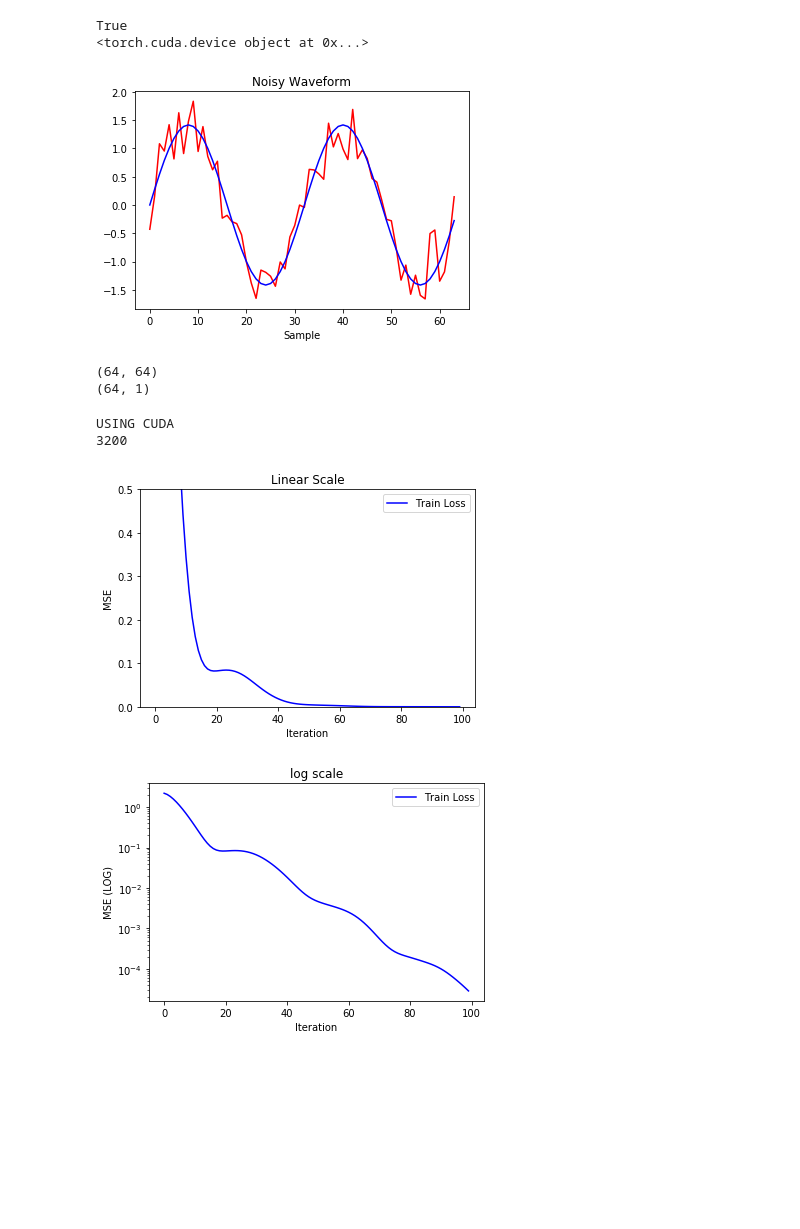
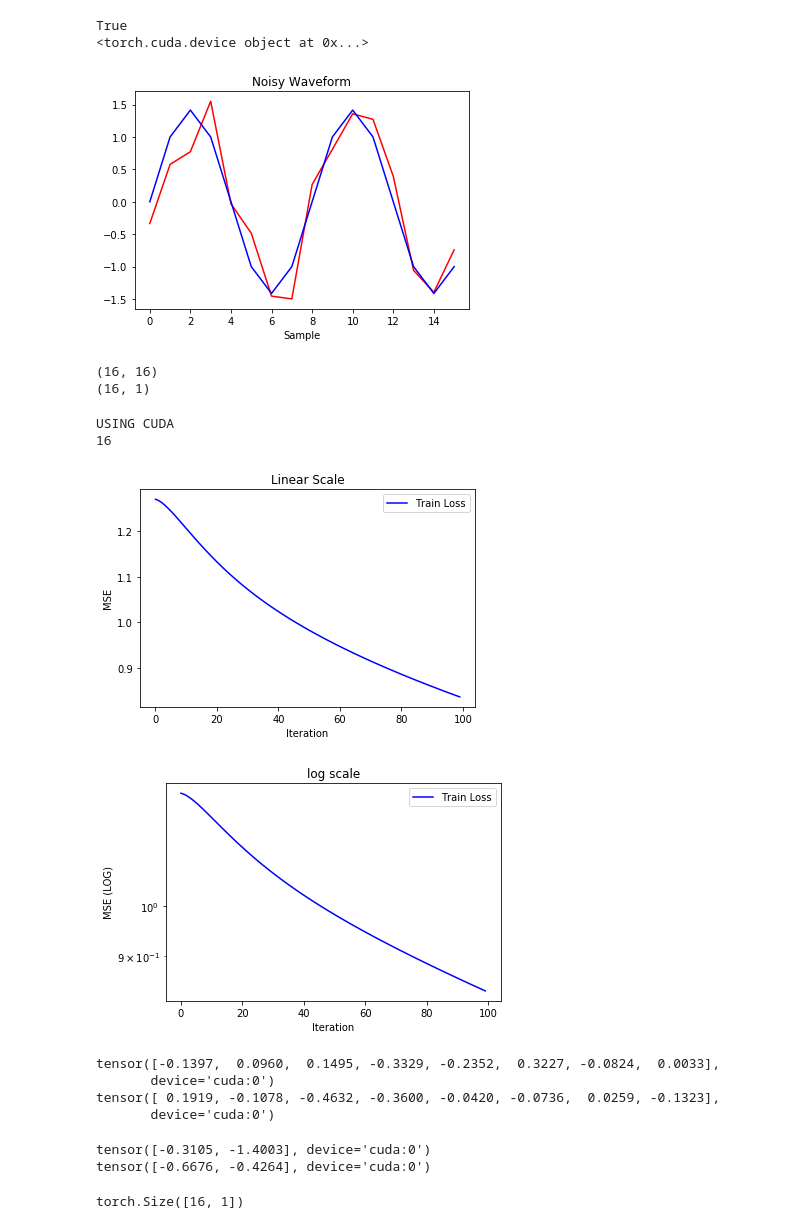
Before and after one commit to Sriram-Ravula/Sine_DIP, a Jupyter notebook: bepis.ipynb, the cells around one changed output. Saved outputs shown, nothing was run; the diff lists cells and outputs as text; code cells hidden in the pictures; blank space fills up the shorter version.

Commit message:
checking weight matrices

```diff
--- a/bepis.ipynb
+++ b/bepis.ipynb
@@ -30,10 +30,10 @@ NUM_ITER = 100 # number iterations
 WD = 1e-4 # weight decay for l2-regularization
 
 INPUT_LEN = 2 # input len
-INPUT_CHANS = 100 #number of channels in our input
+INPUT_CHANS = 2 #number of channels in our input
 
 OUTPUT_CHANS = 1 #num channels in the net output
-OUTPUT_LEN = 64
+OUTPUT_LEN = 16
 
 X_OUTPUT = np.arange(OUTPUT_LEN) #set up an axis for plotting wave outputs
 
@@ -68,7 +68,7 @@ class DCGAN(nn.Module):
         #for default case (32 input_chans) - #params = output_len
         #reduce input_chans to underparameterize, increase to overparameterize
 
-        self.conv1 = nn.ConvTranspose1d(input_chans, output_chans, 32, 32, 0, bias=False)
+        self.conv1 = nn.ConvTranspose1d(input_chans, output_chans, 8, 8, 0, bias=False)
 
         self.fc = nn.Linear(output_size * output_chans, num_measurements, bias=False)
 
@@ -133,7 +133,7 @@ plt.xlabel("Sample")
 plt.title("Noisy Waveform")
 plt.show()
 # %% [output]
-[figure, old version]
+[figure, new version]
 # %%
 kept_samples = random.sample(range(0, OUTPUT_LEN), NUM_MEASUREMENTS)
 imputed_samples = [z for z in range(0, OUTPUT_LEN) if z not in kept_samples]
@@ -145,8 +145,8 @@ y1 = np.dot(A, y0)
 y2 = np.dot(A, y0_denoised)
 print(y1.shape)
 # %% [output]
-(64, 64)
-(64, 1)
+(16, 16)
+(16, 1)
 # %%
 y = torch.Tensor(y1)
 y = Variable(y.type(dtype))
@@ -182,7 +182,7 @@ params = sum([np.prod(p.size()) for p in allparams])
 print(params)
 # %% [output]
 USING CUDA
-3200
+16
 # %%
 optim = torch.optim.RMSprop(allparams,lr=LR,momentum=MOM, weight_decay=WD)
 
@@ -196,6 +196,7 @@ start = time.time()
 #num_vis = np.arange(math.log10(NUM_ITER))
 #vis = [(10**(e+1) - 1) for e in num_vis]
 vis = range(0, int(NUM_ITER/2), int(NUM_ITER/20))
+wave0 = torch.zeros(OUTPUT_LEN)
 
 for i in range(NUM_ITER):
     optim.zero_grad()
@@ -206,6 +207,8 @@ for i in range(NUM_ITER):
 
 
     wave = out[0].detach().reshape(-1, OUTPUT_CHANS).cpu().numpy()
+    if i == NUM_ITER-1:
+        wave0 = out[0].detach().reshape(-1, OUTPUT_CHANS)
 
     #mse_log_true[i] = np.mean((np.squeeze(y0_denoised)[kept_samples] - np.squeeze(wave)[kept_samples])**2)
     mse_log_noisy[i] = np.mean((np.squeeze(y0)[kept_samples] - np.squeeze(wave)[kept_samples])**2)
@@ -230,18 +233,18 @@ for i in range(NUM_ITER):
 # %%
 plt.figure()
 #plt.plot(np.arange(NUM_ITER), mse_log_true, color='r', label='Test Loss')
 plt.plot(np.arange(NUM_ITER), mse_log_noisy, color='b', label='Train Loss')
 plt.legend()
 plt.xlabel("Iteration")
 plt.ylabel("MSE")
 #plt.xscale("log")
 #plt.yscale("log")
-plt.ylim(0, 0.5)
+#plt.ylim(0, 0.5)
 #plt.xlim(10, 40)
 plt.title('Linear Scale')
 plt.show()
 # %% [output]
-[figure, old version]
+[figure, new version]
 # %%
 plt.figure()
 #plt.plot(np.arange(NUM_ITER), mse_log_true, color='r', label='Test Loss')
@@ -256,4 +259,29 @@ plt.yscale("log")
 plt.title('log scale')
 plt.show()
 # %% [output]
-[figure, old version]
+[figure, new version]
+# %%
+f1 = net.conv1.weight.data[0,0,:]#.cpu().numpy()
+f2 = net.conv1.weight.data[1,0,:]#.cpu().numpy()
+
+print (f1)
+print(f2)
+# %% [output]
+tensor([-0.1397,  0.0960,  0.1495, -0.3329, -0.2352,  0.3227, -0.0824,  0.0033],
+       device='cuda:0')
+tensor([ 0.1919, -0.1078, -0.4632, -0.3600, -0.0420, -0.0736,  0.0259, -0.1323],
+       device='cuda:0')
+# %%
+#z=view(1,INPUT_CHANS,INPUT_LEN))
+z1 = z[0,0,:]#.cpu().numpy()
+z2 = z[0,1,:]#.cpu().numpy()
+print(z1)
+print(z2)
+# %% [output]
+tensor([-0.3105, -1.4003], device='cuda:0')
+tensor([-0.6676, -0.4264], device='cuda:0')
+# %%
+
+print(wave0.shape)
+# %% [output]
+torch.Size([16, 1])
```
Also changed, not shown: parts of 3 cells of this notebook.
